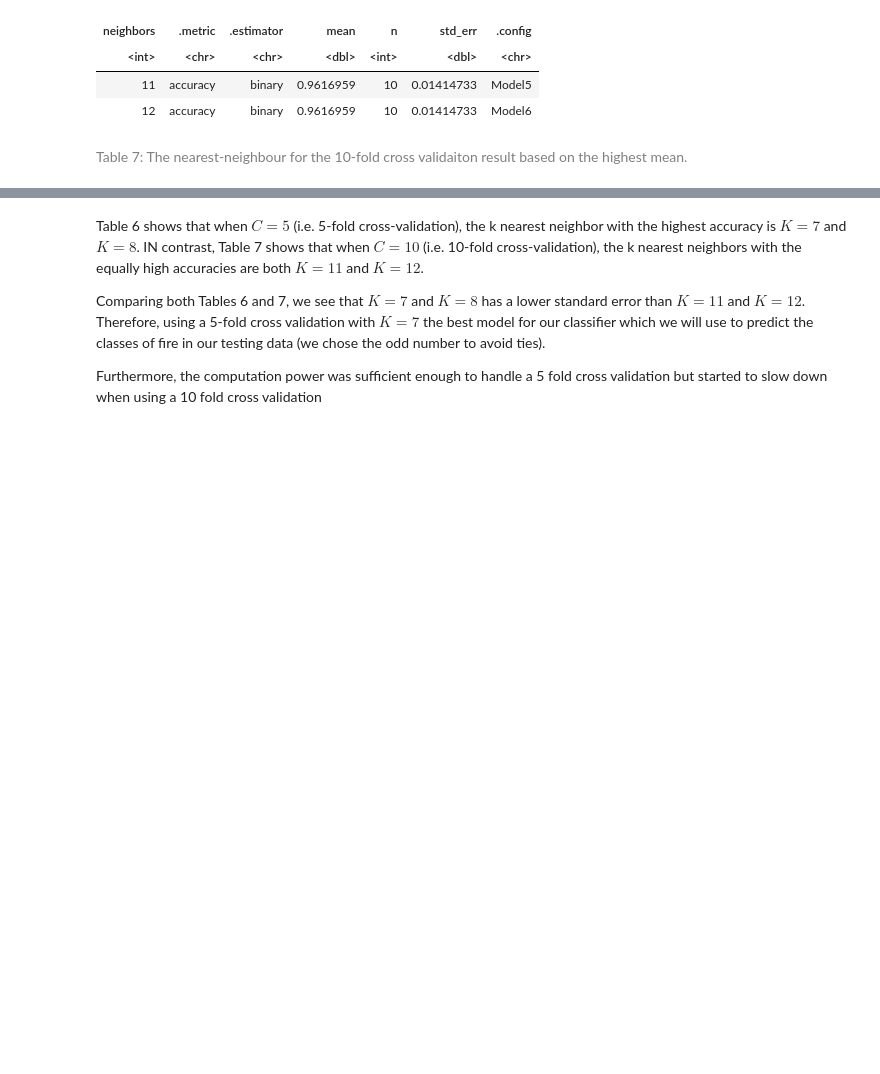
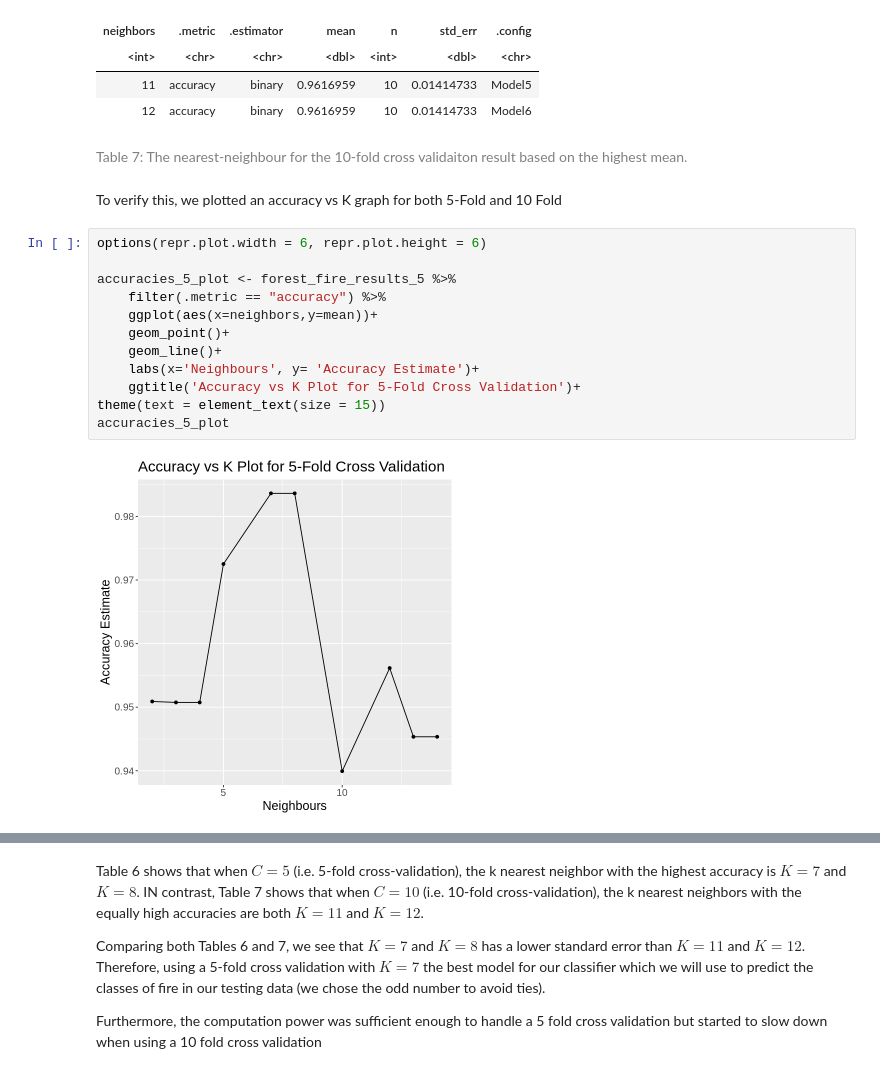
Before and after one commit to missarah96/Algerian_Forest_Fires_Analysis, a Jupyter notebook: Forest_Fire_Project.ipynb, the cells around one changed output, grey strips where cells are left out. Saved outputs shown, nothing was run; the diff lists cells and outputs as text; blank space fills up the shorter version.

Commit message:
Added K graph

```diff
--- a/Forest_Fire_Project.ipynb
+++ b/Forest_Fire_Project.ipynb
@@ -252,3 +270,19 @@ A tibble: 2 × 7
 | 12 | accuracy | binary | 0.9616959 | 10 | 0.01414733 | Model6 |
 # %% [markdown]
  <font color='grey'>Table 7: The nearest-neighbour for the 10-fold cross validaiton result based on the highest mean.</font>
+# %% [markdown]
+To verify this, we plotted an accuracy vs K graph for both 5-Fold and 10 Fold
+# %%
+options(repr.plot.width = 6, repr.plot.height = 6)
+
+accuracies_5_plot <- forest_fire_results_5 %>%
+    filter(.metric == "accuracy") %>%
+    ggplot(aes(x=neighbors,y=mean))+
+    geom_point()+
+    geom_line()+
+    labs(x='Neighbours', y= 'Accuracy Estimate')+
+    ggtitle('Accuracy vs K Plot for 5-Fold Cross Validation')+
+theme(text = element_text(size = 15))
+accuracies_5_plot
+# %% [output]
+[figure, added]
```
Also changed, not shown: parts of 5 cells of this notebook.
